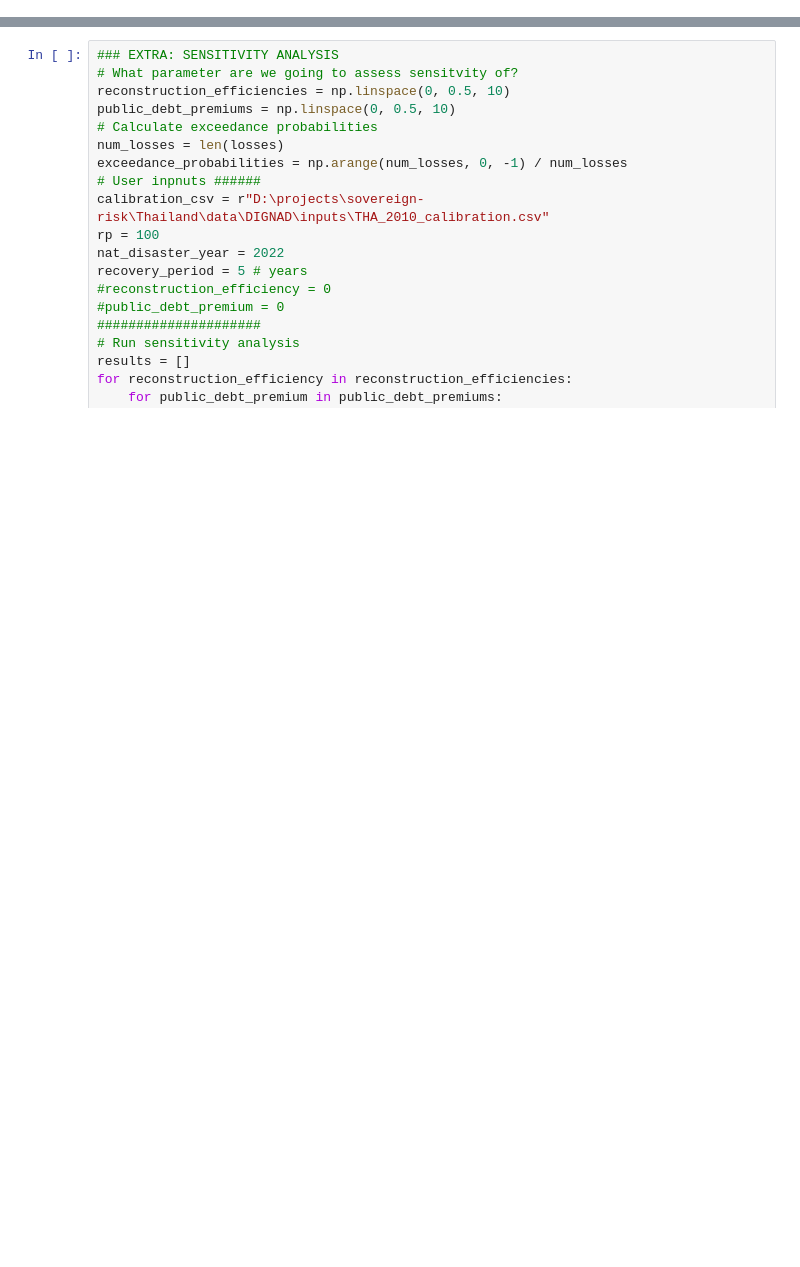
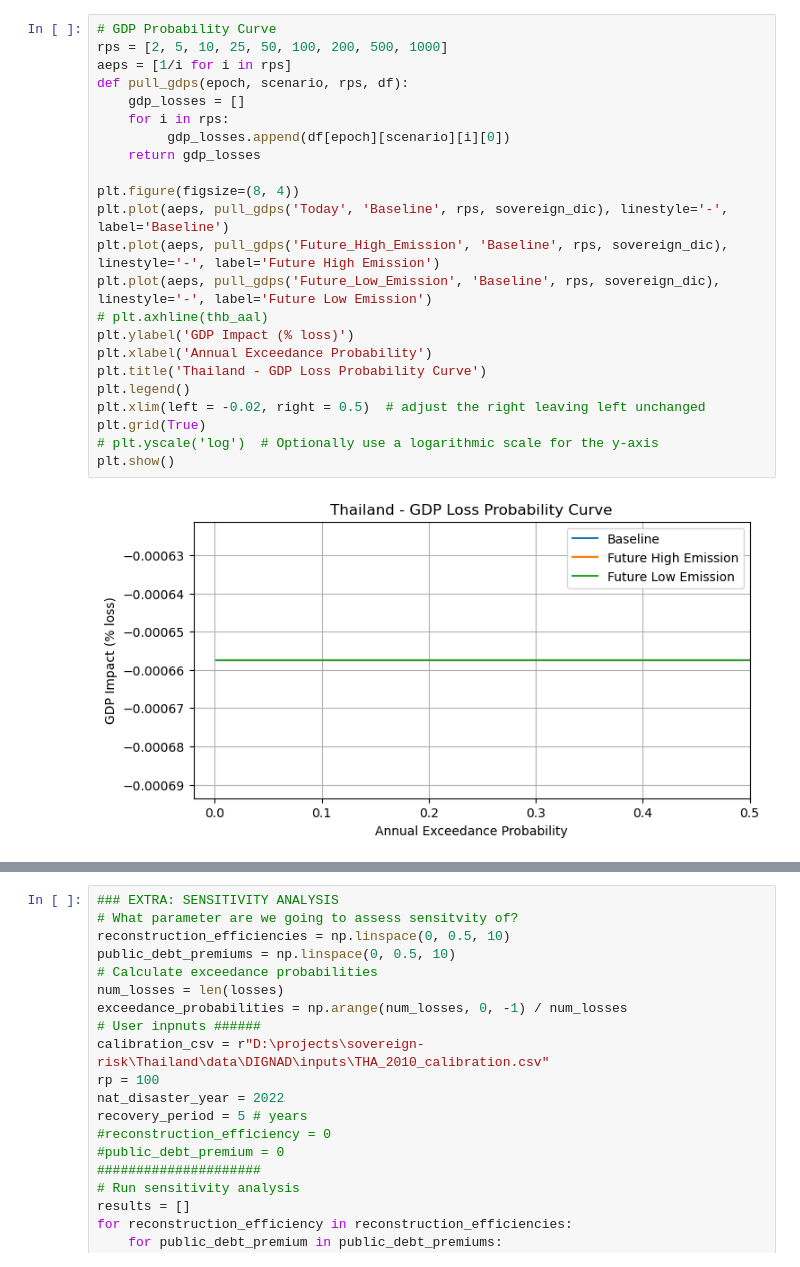
Before and after one commit to mvbnffc/sovereign-risk-tha, a Jupyter notebook: jupyter/flood_risk_DIGNAD_implementation.ipynb, the cells around one changed output, grey strips where cells are left out. Drawn from its saved outputs; the diff is of its cells as text; blank space fills up the shorter version.

```diff
--- a/jupyter/flood_risk_DIGNAD_implementation.ipynb
+++ b/jupyter/flood_risk_DIGNAD_implementation.ipynb
@@ -122,0 +388,25 @@ gdp_impact, years = run_DIGNAD(calibration_csv, nat_disaster_year, recovery_peri
+# %%
+# GDP Probability Curve
+rps = [2, 5, 10, 25, 50, 100, 200, 500, 1000]
+aeps = [1/i for i in rps]
+def pull_gdps(epoch, scenario, rps, df):
+    gdp_losses = []
+    for i in rps:
+         gdp_losses.append(df[epoch][scenario][i][0])
+    return gdp_losses
+
+plt.figure(figsize=(8, 4))
+plt.plot(aeps, pull_gdps('Today', 'Baseline', rps, sovereign_dic), linestyle='-', label='Baseline')
+plt.plot(aeps, pull_gdps('Future_High_Emission', 'Baseline', rps, sovereign_dic), linestyle='-', label='Future High Emission')
+plt.plot(aeps, pull_gdps('Future_Low_Emission', 'Baseline', rps, sovereign_dic), linestyle='-', label='Future Low Emission')
+# plt.axhline(thb_aal)
+plt.ylabel('GDP Impact (% loss)')
+plt.xlabel('Annual Exceedance Probability')
+plt.title('Thailand - GDP Loss Probability Curve')
+plt.legend()
+plt.xlim(left = -0.02, right = 0.5)  # adjust the right leaving left unchanged
+plt.grid(True)
+# plt.yscale('log')  # Optionally use a logarithmic scale for the y-axis
+plt.show()
+# %% [output]
+[figure, added]
```
Also changed, not shown: parts of 33 cells of this notebook, 1 other file.
